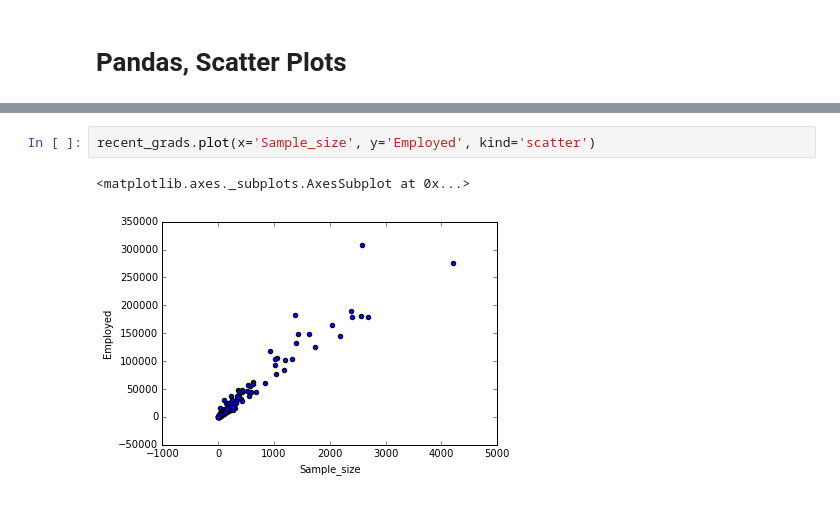
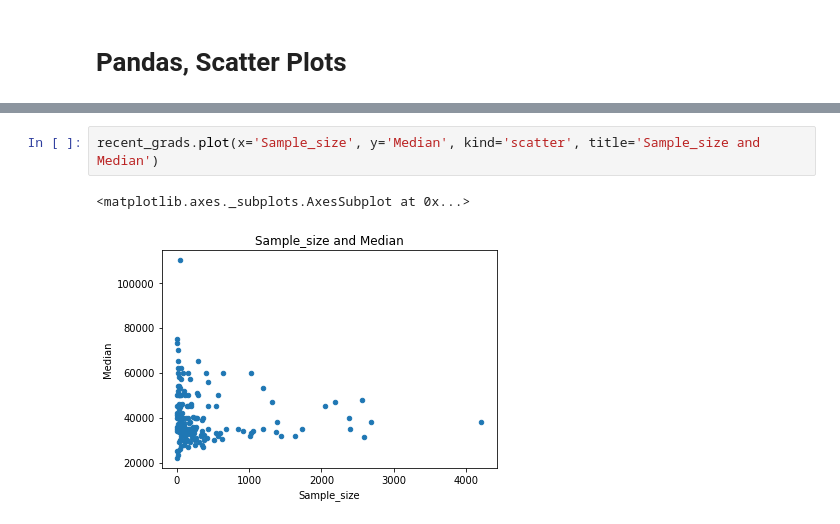
Before and after one commit to mrabins/-Visualizing-Earnings-Based-On-College-Major, a Jupyter notebook: Visualizing Earnings Based On College Majors.ipynb, the cells around one changed output, grey strips where cells are left out. Saved outputs shown, nothing was run; the diff lists cells and outputs as text.

Commit message:
Minor updates to set up, plotting some data

```diff
--- a/Basics.ipynb
+++ b/Visualizing Earnings Based On College Majors.ipynb
@@ -74,5 +83,5 @@ recent_grads
 # %%
-recent_grads.plot(x='Sample_size', y='Employed', kind='scatter')
+recent_grads.plot(x='Sample_size', y='Median', kind='scatter', title='Sample_size and Median')
 # %% [output]
 <matplotlib.axes._subplots.AxesSubplot at 0x...>
-[figure, old version]
+[figure, new version]
```
Also changed, not shown: parts of 9 cells of this notebook, 1 other file.
